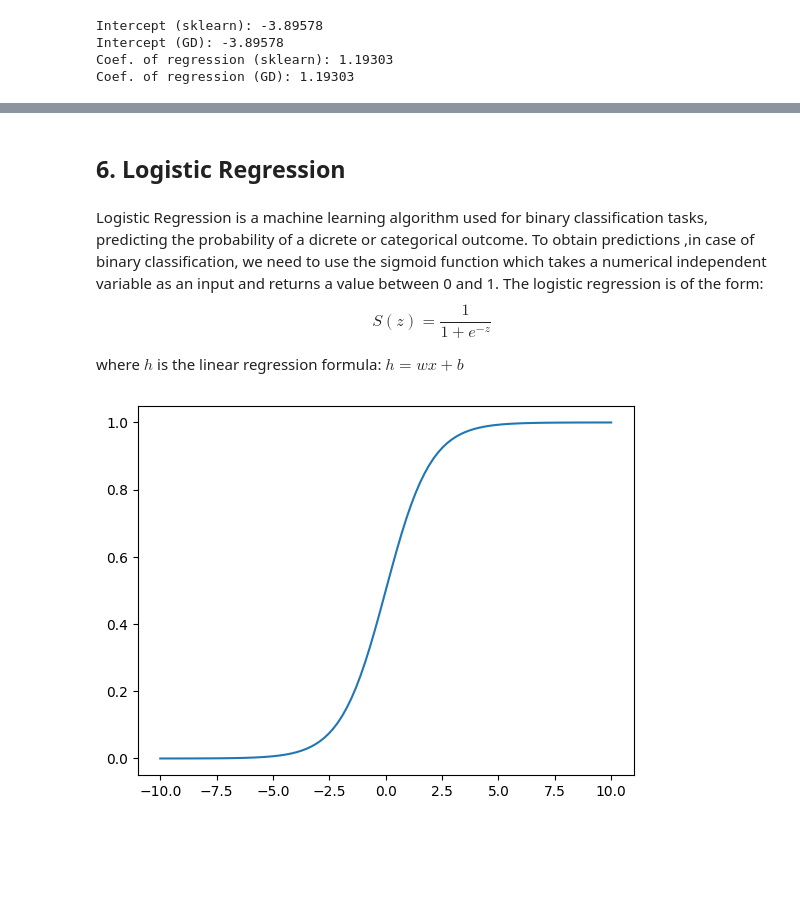
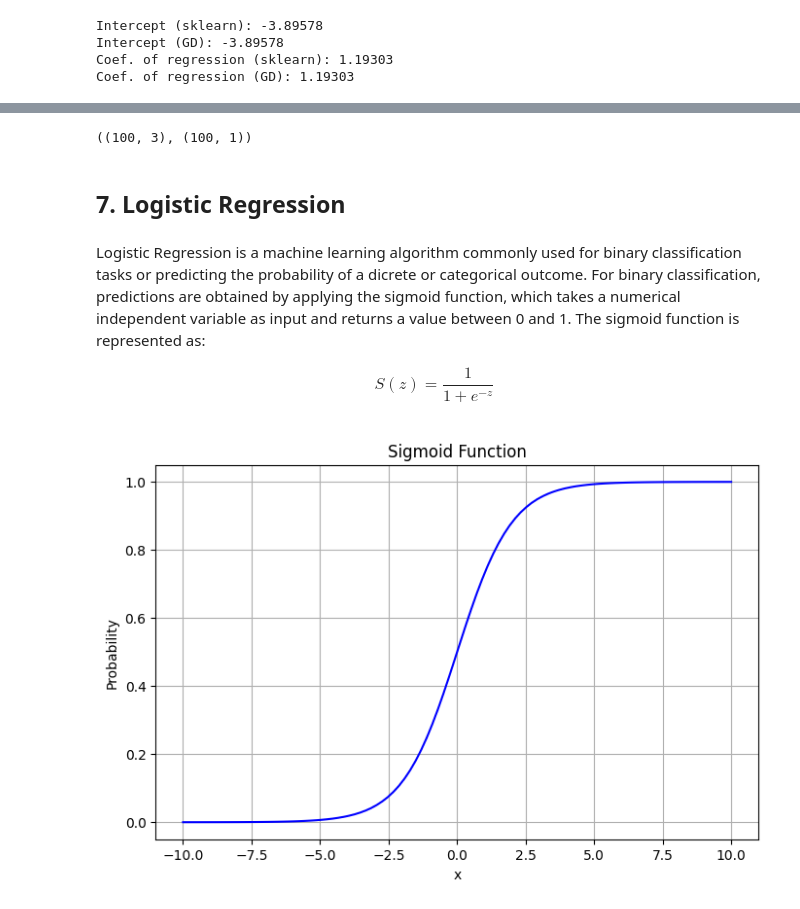
Before and after one commit to tsu76i/DS-playground, a Jupyter notebook: 2. Regression/2.1 Regression From Scratch/2.1_regression_from_scratch.ipynb, the cells around one changed output, grey strips where cells are left out. Cells and saved outputs as stored; diff of their text form; code cells hidden in the pictures; blank space fills up the shorter version.

```diff
--- a/2. Regression/2.1 Regression From Scratch/2.1_regression_from_scratch.ipynb
+++ b/2. Regression/2.1 Regression From Scratch/2.1_regression_from_scratch.ipynb
@@ -218,20 +241,39 @@ Coef. of regression (GD): 1.19303
+# %%
+x_1_lgs = np.array(data_logistic.iloc[:, 0])
+x_2_lgs = np.array(data_logistic.iloc[:, 1])
+y_lgs = np.array(data_logistic.iloc[:, 2])
+
+# Combine features into X with an added bias column (first column)
+# X_lgs = np.c_[np.ones(x_1_lgs.shape[0]), x_1_lgs, x_2_lgs]
+X_lgs = np.concatenate(
+    (np.ones((x_1_lgs.shape[0], 1)),
+     x_1_lgs[:, np.newaxis], x_2_lgs[:, np.newaxis]),
+    axis=1
+)
+y_lgs = y_lgs[:, np.newaxis]  # Reshape y for matrix operations
+X_lgs.shape, y_lgs.shape
+# %% [output]
+((100, 3), (100, 1))
 # %% [markdown]
-## 6. Logistic Regression <a class="anchor" id="content6"></a>
+## 7. Logistic Regression <a class="anchor" id="content7"></a>
 # %% [markdown]
-Logistic Regression is a machine learning algorithm used for binary classification tasks, predicting the probability of a dicrete or categorical outcome. To obtain predictions ,in case of binary classification, we need to use the sigmoid function which takes a numerical independent variable as an input and returns a value between 0 and 1. The logistic regression is of the form:
-$$
+Logistic Regression is a machine learning algorithm commonly used for binary classification tasks or predicting the probability of a dicrete or categorical outcome. For binary classification, predictions are obtained by applying the sigmoid function, which takes a numerical independent variable as input and returns a value between 0 and 1. The sigmoid function is represented as:
+
+\begin{align*}
 S(z) = \dfrac{1}{1+e^{-z}}
-$$
-
-where $h$ is the linear regression formula: $h = wx + b$
+\end{align*}
 # %%
 # ! Implement a sigmoid function
-def sigmoid(x):
-    return 1 / (1 + np.exp(-x))
-
-
-x = np.linspace(-10, 10, 100)
-plt.plot(x, sigmoid(x))
-plt.show()
+def sigmoid(z: np.array) -> np.array:
+    return 1 / (1 + np.exp(-z))
-# %% [output]
-[figure, removed]
+# %%
+plt.figure(figsize=(8, 5))
+x = np.linspace(-10, 10, 100)
+plt.xlabel('x')
+plt.ylabel('Probability')
+plt.title('Sigmoid Function')
+plt.grid(True)
+plt.plot(x, sigmoid(x), color='b')
+plt.show()
+# %% [output]
+[figure, added]
```
Also changed, not shown: parts of 37 cells of this notebook.
